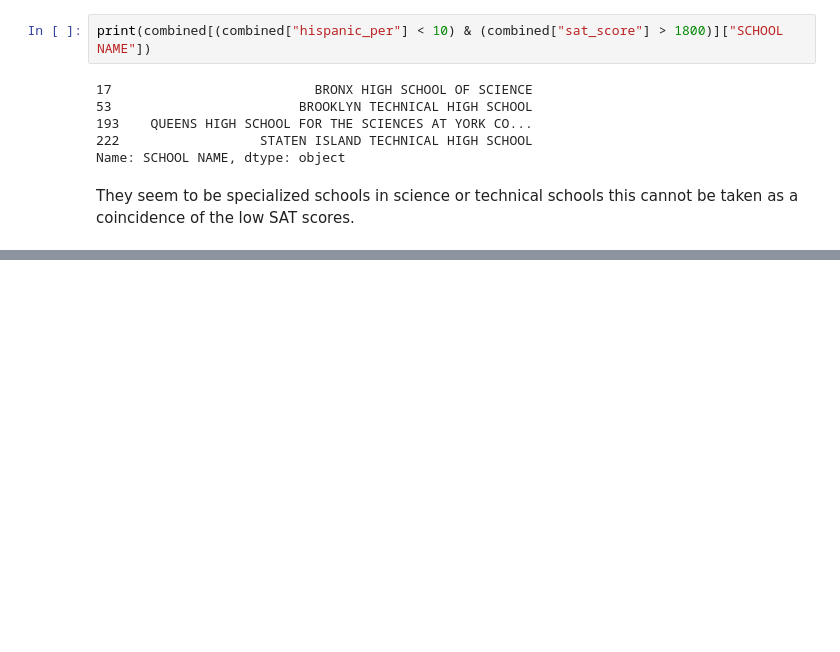
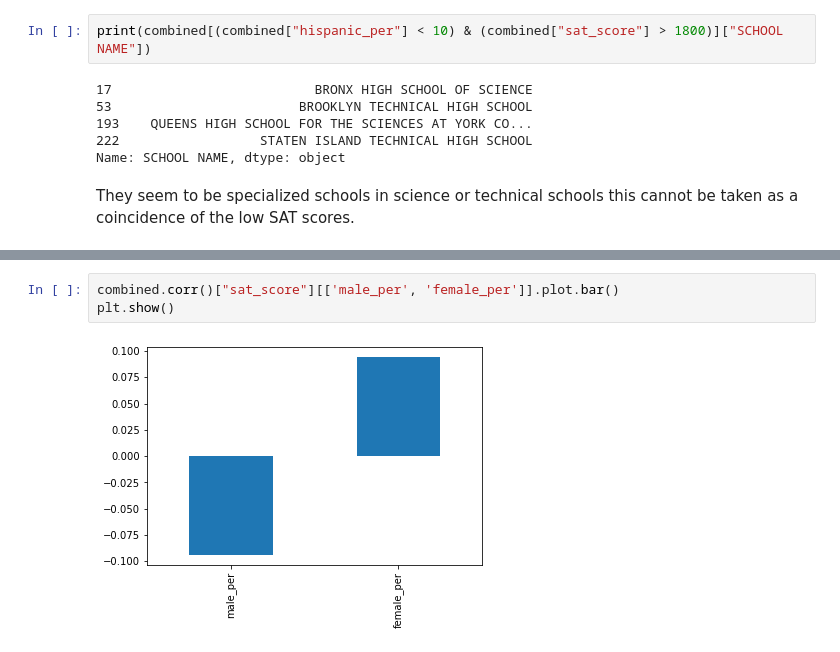
Before and after one commit to aguirredaniel/dataquest-projects, a Jupyter notebook: Analyzing_NYC_High_School_Data/Schools.ipynb, the cells around one changed output, grey strips where cells are left out. Saved outputs shown, nothing was run; the diff lists cells and outputs as text; blank space fills up the shorter version.

Commit message:
4. Exploring Gender and SAT Scores

```diff
--- a/Analyzing_NYC_High_School_Data/Schools.ipynb
+++ b/Analyzing_NYC_High_School_Data/Schools.ipynb
@@ -269,0 +277,5 @@ They seem to be specialized schools in science or technical schools this cannot
+# %%
+combined.corr()["sat_score"][['male_per', 'female_per']].plot.bar()
+plt.show()
+# %% [output]
+[figure, added]
```
Also changed, not shown: parts of 5 cells of this notebook.
